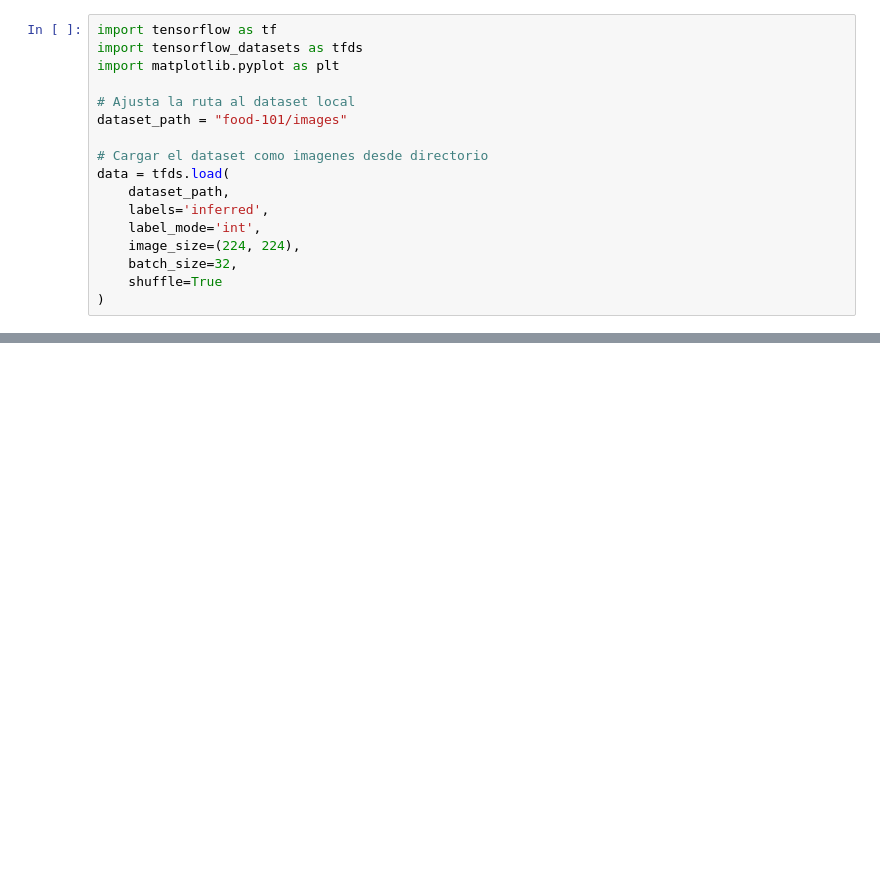
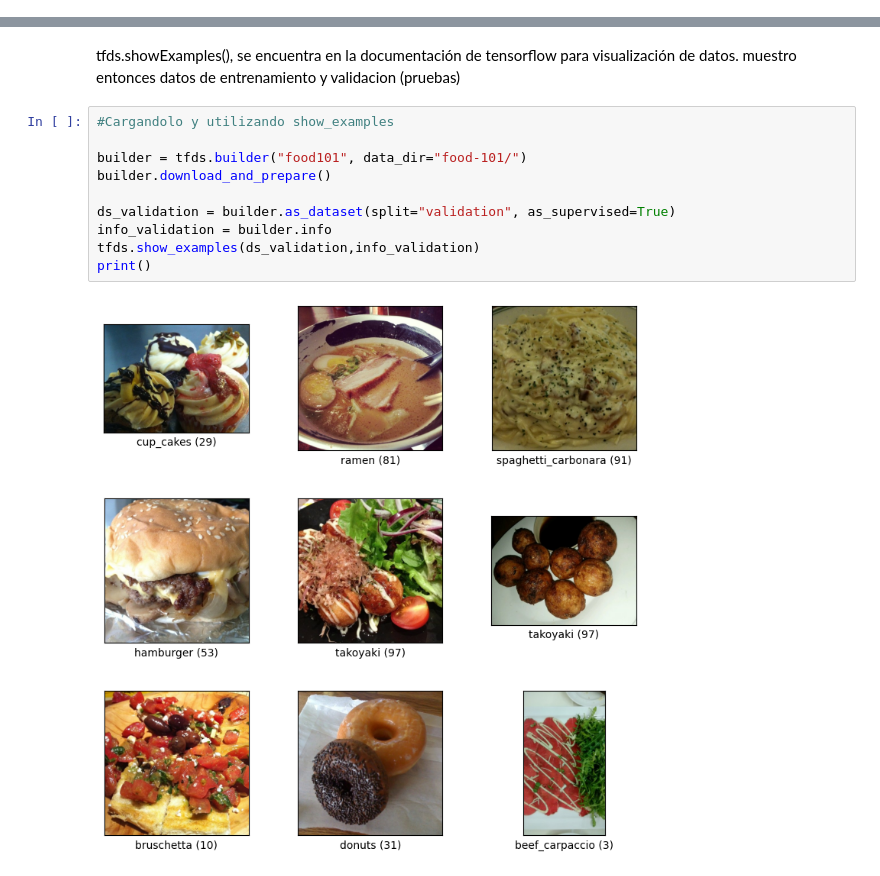
Before and after one commit to SirYorch/IA_CNN, a Jupyter notebook: CNN.ipynb, the cells around one changed output, grey strips where cells are left out. Cells and saved outputs as stored; diff of their text form; blank space fills up the shorter version.

```diff
--- a/CNN.ipynb
+++ b/CNN.ipynb
@@ -1,17 +0,0 @@
-# %%
-import tensorflow as tf
-import tensorflow_datasets as tfds
-import matplotlib.pyplot as plt
-
-# Ajusta la ruta al dataset local
-dataset_path = "food-101/images"
-
-# Cargar el dataset como imagenes desde directorio
-data = tfds.load(
-    dataset_path,
-    labels='inferred',
-    label_mode='int',
-    image_size=(224, 224),
-    batch_size=32,
-    shuffle=True
-)
@@ -49,0 +91,14 @@ AttributeError: '_PrefetchDataset' object has no attribute 'shape'
+# %% [markdown]
+tfds.showExamples(), se encuentra en la documentación de tensorflow para visualización de datos. muestro entonces datos de entrenamiento y validacion (pruebas)
+# %%
+#Cargandolo y utilizando show_examples
+
+builder = tfds.builder("food101", data_dir="food-101/")
+builder.download_and_prepare()
+
+ds_validation = builder.as_dataset(split="validation", as_supervised=True)
+info_validation = builder.info
+tfds.show_examples(ds_validation,info_validation)
+print()
+# %% [output]
+[figure, added]
```
Also changed, not shown: parts of 39 cells of this notebook, 2 other files.
